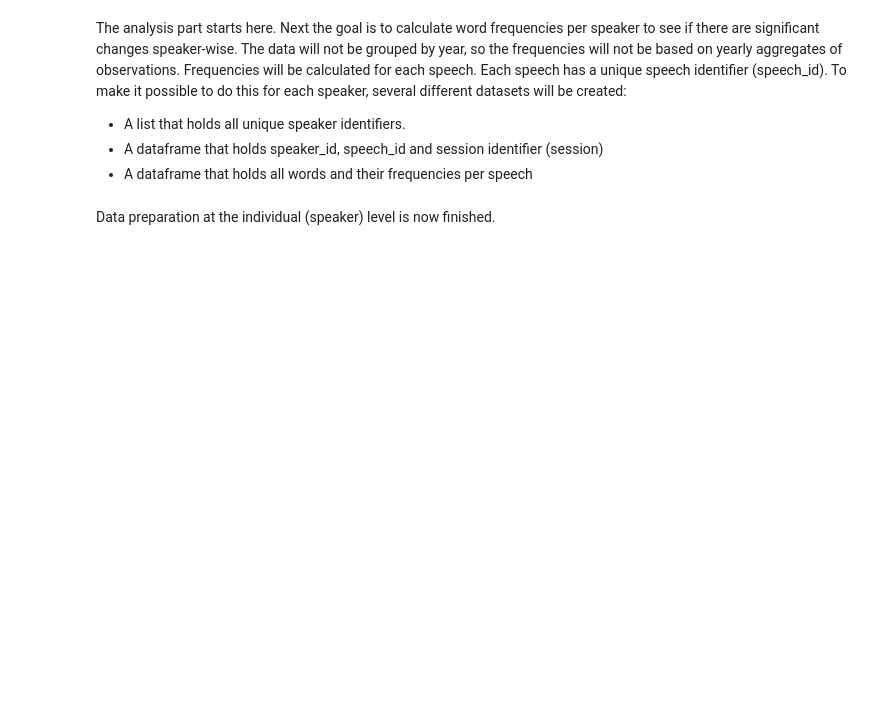
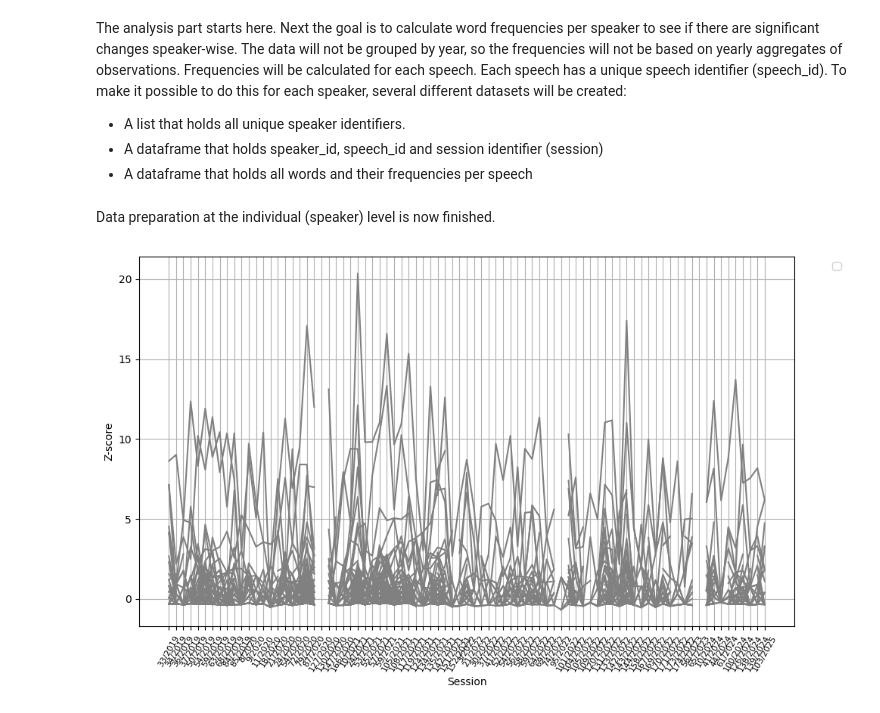
Before and after one commit to oarajala/ParliamentSampo_GenAI_detection, a Jupyter notebook: project/03g_analysis_person_variance.ipynb, the cells around one changed output. Drawn from its saved outputs; the diff is of its cells as text; code cells hidden in the pictures; blank space fills up the shorter version.

Commit message:
Continued work. Got forward in person analysis.

```diff
--- a/project/03g_analysis_person_variance.ipynb
+++ b/project/03g_analysis_person_variance.ipynb
@@ -249,7 +249,7 @@ for speaker in speakers:
     # Format a df to store the results -> this will be saved as a csv for later use
     df_speech_session_words = pd.DataFrame(columns=['speaker_id','session','speech_id','word','word_n']).astype({'speaker_id':str,'session':str,'speech_id':str,'word':str,'word_n':int})
     # A name for csv in a helper variable.
-    csv_name = f'speaker_{speaker}_words_sessions.csv'
+    csv_name = f'speaker_{speaker}_words_speeches_sessions.csv'
     csv_save_directory = f'{directory}/csv_analysis/person_variance/'
     csv_save_path = f'{directory}/csv_analysis/person_variance/{csv_name}'
     # If the csv already exists (speaker's data has already been created) -> skip and move to the next speaker
@@ -272,7 +272,3 @@ for speaker in speakers:
             df_speech_session_words.to_csv(csv_save_path, sep=';', header=True, index=False, encoding='utf-8')
 # %% [markdown]
 Data preparation at the individual (speaker) level is now finished.
-# %%
-#for csv in [f for f in os.listdir(f'{directory}/csv_analysis/person_variance/') if re.search(r'speaker_.+\.csv$', f)]:
-#    print(csv)
-df = pd.read_csv(f'{directory}/csv_analysis/person_variance/speaker_301_words_sessions.csv', sep=';', header=0, encoding='utf-8')
@@ -278,0 +404,34 @@ df = pd.read_csv(f'{directory}/csv_analysis/person_variance/speaker_301_words_se
+# %%
+# speaker_1467_words_frequencies_sessions.csv
+datatypes = {'speaker_id':str, 'session':str, 'word':str, 'word_n':int, 'word_freq':float, 'word_z':float}
+csv = 'speaker_1467_words_frequencies_sessions.csv'
+file_path = f'{directory}/csv_analysis/person_variance/session_frequency_z_score/{csv}'
+df = pd.read_csv(file_path, sep=';', header=0, dtype=datatypes)
+# check if sessions from years before 2023 and after 2022 exist
+if (len([i for i in df['session'].unique() if int(i[-4:]) < CHATGPT_RELEASE_YEAR])>0 and len([i for i in df['session'].unique() if int(i[-4:]) > CHATGPT_RELEASE_YEAR])>0):
+
+    words_list = [word for word in df['word'].unique() if (word in df['word'][df['session'].isin([session for session in df['session'].unique() if int(session[-4:])<CHATGPT_RELEASE_YEAR])].tolist()) & (word in df['word'][df['session'].isin([session for session in df['session'].unique() if int(session[-4:])>CHATGPT_RELEASE_YEAR])].tolist())]
+    words_list = set(words_list)
+
+    words_df = df[df['word'].isin(words_list)]
+
+    # x-axis
+    sessions_list = words_df['session'].unique()
+
+    # Pivot to wide format: words as rows, sessions as columns
+    pivot_df = words_df.pivot(index="word", columns="session", values="word_z")
+
+    # Plot each word's z-scores across sessions (NaN handles missing values)
+    plt.figure(figsize=(10, 6))
+    for word in pivot_df.index:
+        #plt.plot(sessions_list, pivot_df.loc[word], label=word, linestyle="-", color="grey")
+        plt.plot(sessions_list, pivot_df.loc[word], label=None, linestyle="-", color="grey")
+    plt.xlabel("Session")
+    plt.ylabel("Z-score")
+    plt.xticks(rotation=60, fontsize=8)
+    plt.legend(bbox_to_anchor=(1.05, 1), loc="upper left")
+    plt.grid(True)
+    plt.tight_layout()
+    plt.show()
+# %% [output]
+[figure, added]
```
Also changed, not shown: parts of 8 cells of this notebook.
